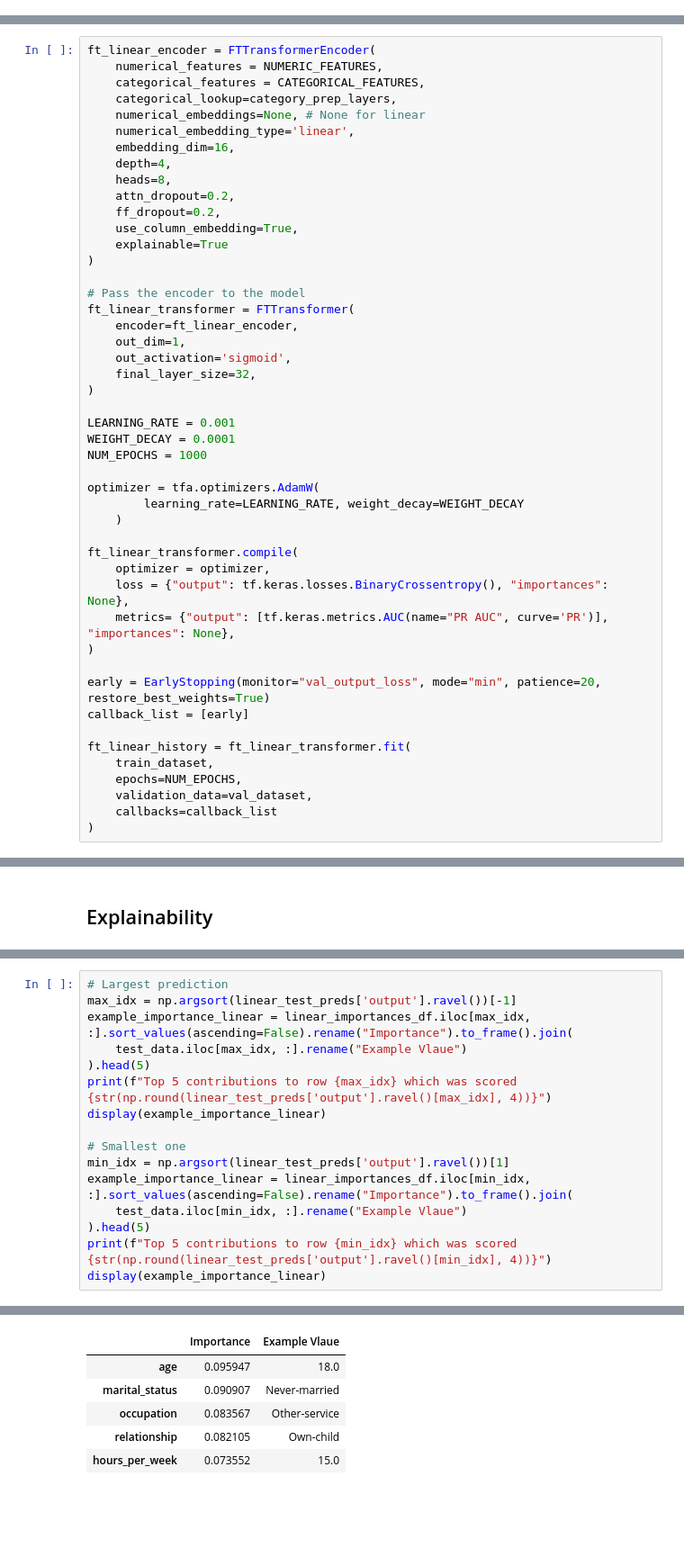
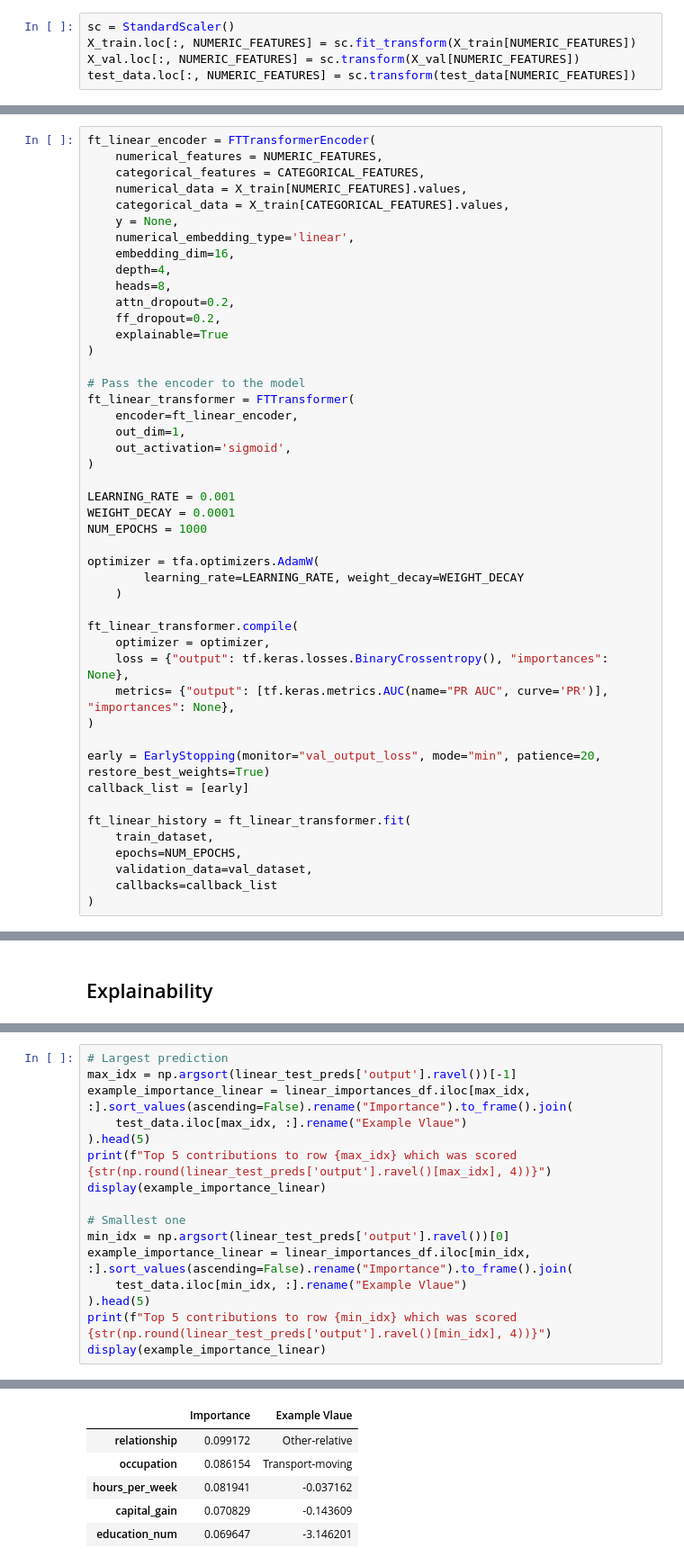
Before and after one commit to aruberts/TabTransformerTF, a Jupyter notebook: notebooks/fttransformer-demo.ipynb, the cells around one changed output, grey strips where cells are left out. Shown: that part at 90% size. Cells and saved outputs as stored; diff of their text form; blank space fills up the shorter version.

```diff
--- a/notebooks/fttransformer-demo.ipynb
+++ b/notebooks/fttransformer-demo.ipynb
@@ -98,5 +100,10 @@ test_data[NUMERIC_FEATURES] = test_data[NUMERIC_FEATURES].astype(float)
 # %%
 # Train/test split
 X_train, X_val = train_test_split(train_data, test_size=0.2)
+# %%
+sc = StandardScaler()
+X_train.loc[:, NUMERIC_FEATURES] = sc.fit_transform(X_train[NUMERIC_FEATURES])
+X_val.loc[:, NUMERIC_FEATURES] = sc.transform(X_val[NUMERIC_FEATURES])
+test_data.loc[:, NUMERIC_FEATURES] = sc.transform(test_data[NUMERIC_FEATURES])
 # %% [markdown]
 ## Modelling Prep
@@ -117,15 +122,15 @@ test_dataset = df_to_dataset(test_data[FEATURES + [LABEL]], shuffle=False) # No
 ft_linear_encoder = FTTransformerEncoder(
     numerical_features = NUMERIC_FEATURES,
     categorical_features = CATEGORICAL_FEATURES,
-    categorical_lookup=category_prep_layers,
-    numerical_embeddings=None, # None for linear
+    numerical_data = X_train[NUMERIC_FEATURES].values,
+    categorical_data = X_train[CATEGORICAL_FEATURES].values,
+    y = None,
     numerical_embedding_type='linear',
     embedding_dim=16,
     depth=4,
     heads=8,
     attn_dropout=0.2,
     ff_dropout=0.2,
-    use_column_embedding=True,
     explainable=True
 )
 
@@ -134,7 +139,6 @@ ft_linear_transformer = FTTransformer(
     encoder=ft_linear_encoder,
     out_dim=1,
     out_activation='sigmoid',
-    final_layer_size=32,
 )
 
 LEARNING_RATE = 0.001
@@ -237,7 +229,7 @@ print(f"Top 5 contributions to row {max_idx} which was scored {str(np.round(line
 display(example_importance_linear)
 
 # Smallest one
-min_idx = np.argsort(linear_test_preds['output'].ravel())[1]
+min_idx = np.argsort(linear_test_preds['output'].ravel())[0]
 example_importance_linear = linear_importances_df.iloc[min_idx, :].sort_values(ascending=False).rename("Importance").to_frame().join(
     test_data.iloc[min_idx, :].rename("Example Vlaue")
 ).head(5)
@@ -255,6 +247,6 @@ Top 5 contributions to row 1416 which was scored 0.0019
 |  | Importance | Example Vlaue |
-| age | 0.095947 | 18.0 |
-| marital_status | 0.090907 | Never-married |
-| occupation | 0.083567 | Other-service |
-| relationship | 0.082105 | Own-child |
-| hours_per_week | 0.073552 | 15.0 |
+| relationship | 0.099172 | Other-relative |
+| occupation | 0.086154 | Transport-moving |
+| hours_per_week | 0.081941 | -0.037162 |
+| capital_gain | 0.070829 | -0.143609 |
+| education_num | 0.069647 | -3.146201 |
```
Also changed, not shown: parts of 11 cells of this notebook.
